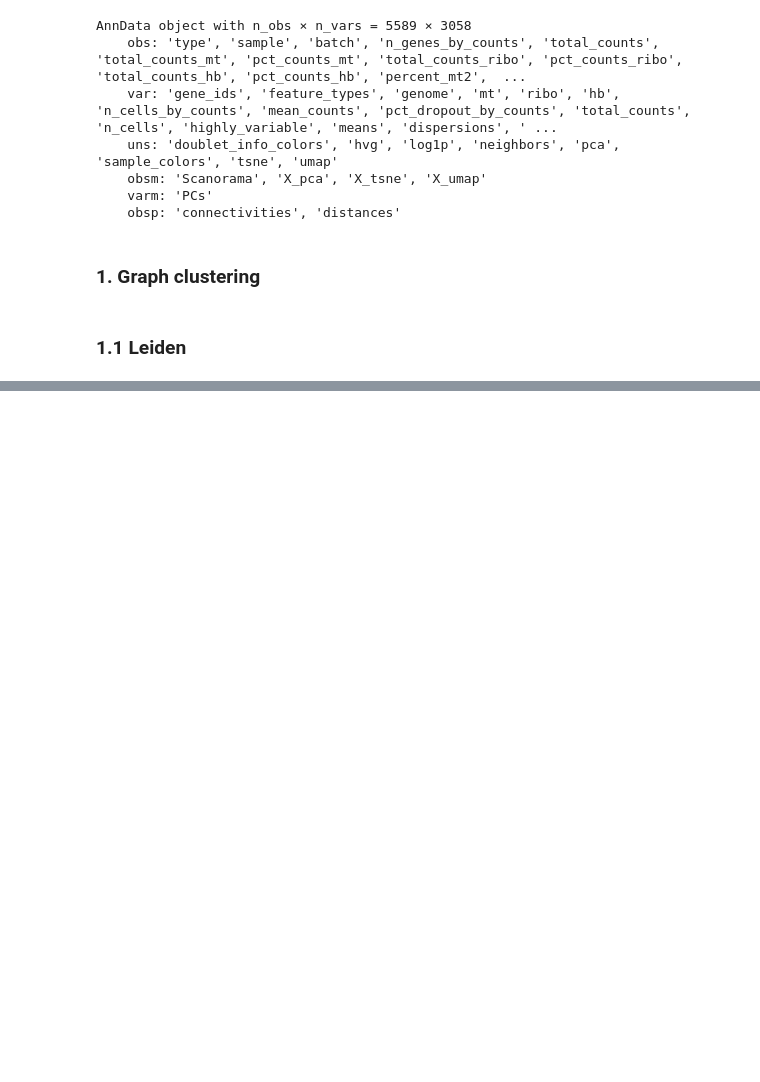
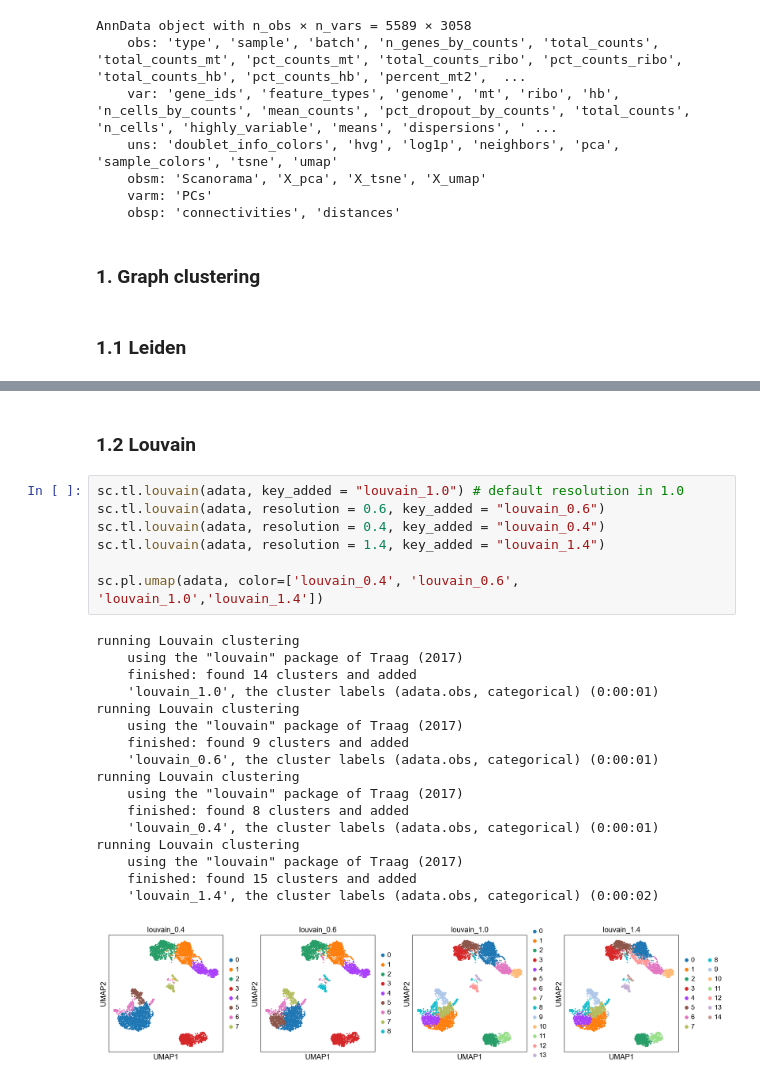
Before and after one commit to mujtababarsi/Covid-19-single-cell-analysis-Scanpy, a Jupyter notebook: Clustering .ipynb, the cells around one changed output, grey strips where cells are left out. Drawn from its saved outputs; the diff is of its cells as text; blank space fills up the shorter version.

Commit message:
clustering update

```diff
--- a/Clustering .ipynb
+++ b/Clustering .ipynb
@@ -33,0 +68,27 @@ sc.tl.leiden(adata, resolution = 1.4, key_added = "leiden_1.4")
+# %% [markdown]
+### 1.2 Louvain
+# %%
+sc.tl.louvain(adata, key_added = "louvain_1.0") # default resolution in 1.0
+sc.tl.louvain(adata, resolution = 0.6, key_added = "louvain_0.6")
+sc.tl.louvain(adata, resolution = 0.4, key_added = "louvain_0.4")
+sc.tl.louvain(adata, resolution = 1.4, key_added = "louvain_1.4")
+
+sc.pl.umap(adata, color=['louvain_0.4', 'louvain_0.6', 'louvain_1.0','louvain_1.4'])
+# %% [output]
+running Louvain clustering
+    using the "louvain" package of Traag (2017)
+    finished: found 14 clusters and added
+    'louvain_1.0', the cluster labels (adata.obs, categorical) (0:00:01)
+running Louvain clustering
+    using the "louvain" package of Traag (2017)
+    finished: found 9 clusters and added
+    'louvain_0.6', the cluster labels (adata.obs, categorical) (0:00:01)
+running Louvain clustering
+    using the "louvain" package of Traag (2017)
+    finished: found 8 clusters and added
+    'louvain_0.4', the cluster labels (adata.obs, categorical) (0:00:01)
+running Louvain clustering
+    using the "louvain" package of Traag (2017)
+    finished: found 15 clusters and added
+    'louvain_1.4', the cluster labels (adata.obs, categorical) (0:00:02)
+[figure, added]
```
Also changed, not shown: parts of 6 cells of this notebook.
